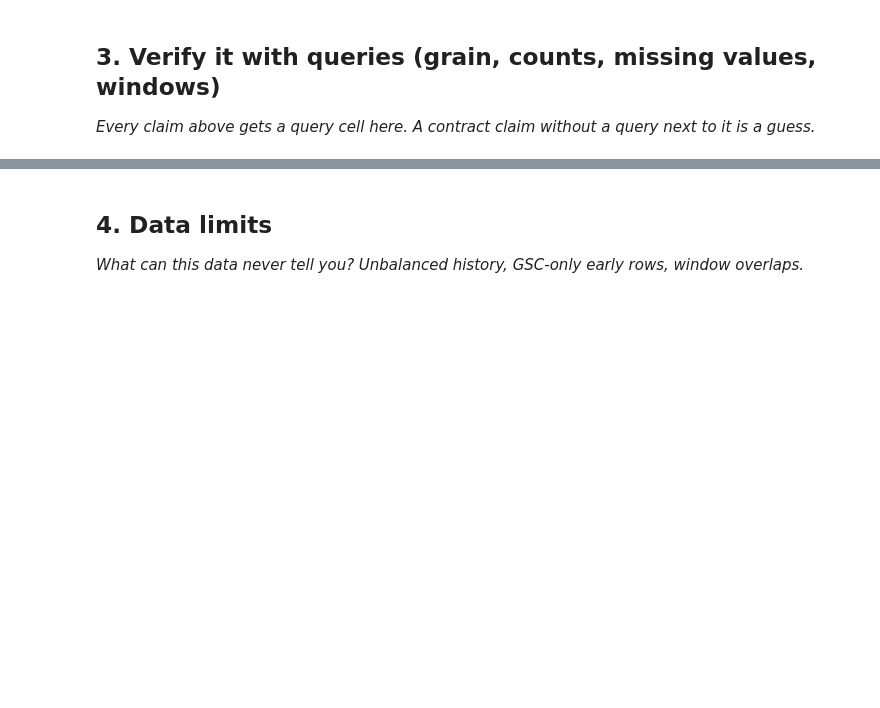
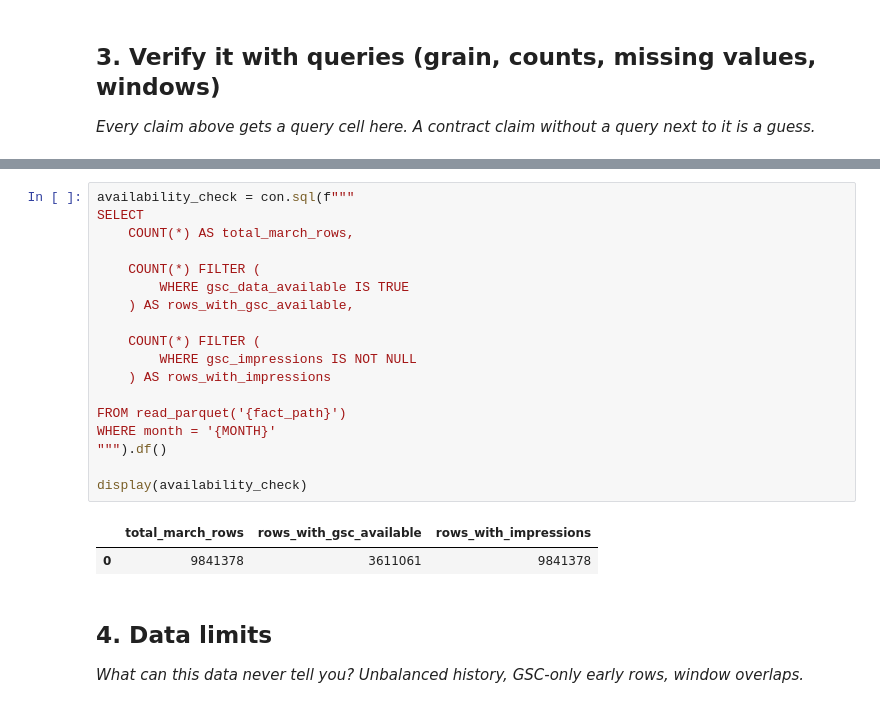
Before and after one commit to Tamanna-op/flyrank-ml-internship-task, a Jupyter notebook: work/notebooks/w03_data_contract.ipynb, the cells around one changed output, grey strips where cells are left out. Drawn from its saved outputs; the diff is of its cells as text; blank space fills up the shorter version.

```diff
--- a/work/notebooks/w03_data_contract.ipynb
+++ b/work/notebooks/w03_data_contract.ipynb
@@ -30,3 +143,24 @@ This skeleton is yours to fill. Work the sections **in order** — each one has
+# %%
+availability_check = con.sql(f"""
+SELECT
+    COUNT(*) AS total_march_rows,
+
+    COUNT(*) FILTER (
+        WHERE gsc_data_available IS TRUE
+    ) AS rows_with_gsc_available,
+
+    COUNT(*) FILTER (
+        WHERE gsc_impressions IS NOT NULL
+    ) AS rows_with_impressions
+
+FROM read_parquet('{fact_path}')
+WHERE month = '{MONTH}'
+""").df()
+
+display(availability_check)
+# %% [output]
+|  | total_march_rows | rows_with_gsc_available | rows_with_impressions |
+| 0 | 9841378 | 3611061 | 9841378 |
 # %% [markdown]
 ## 4. Data limits
 
```
Also changed, not shown: parts of 12 cells of this notebook.
